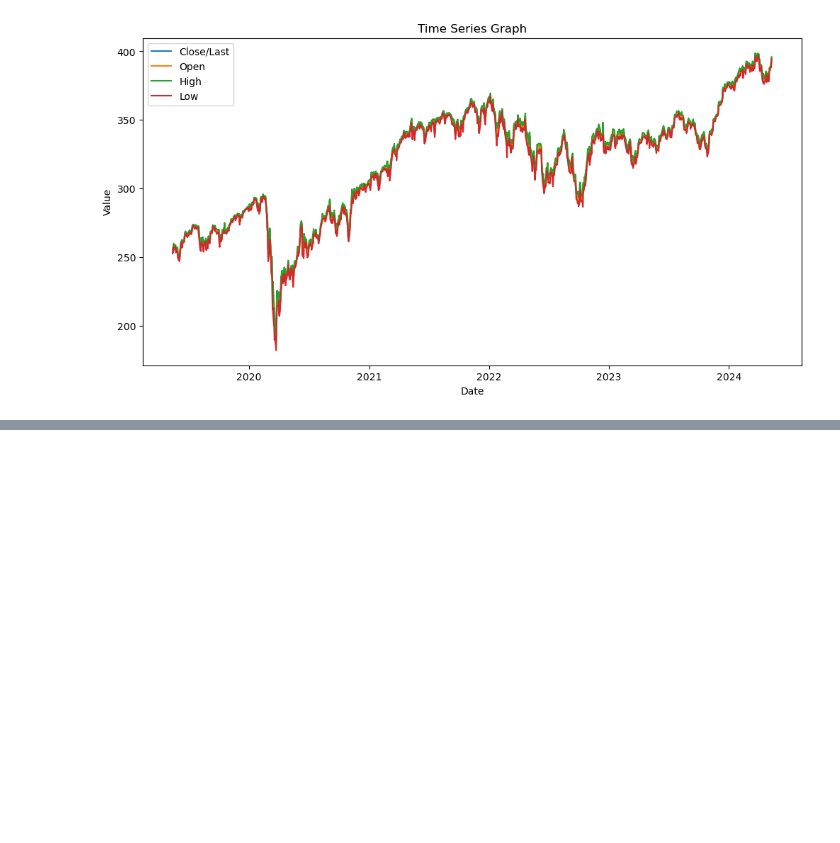
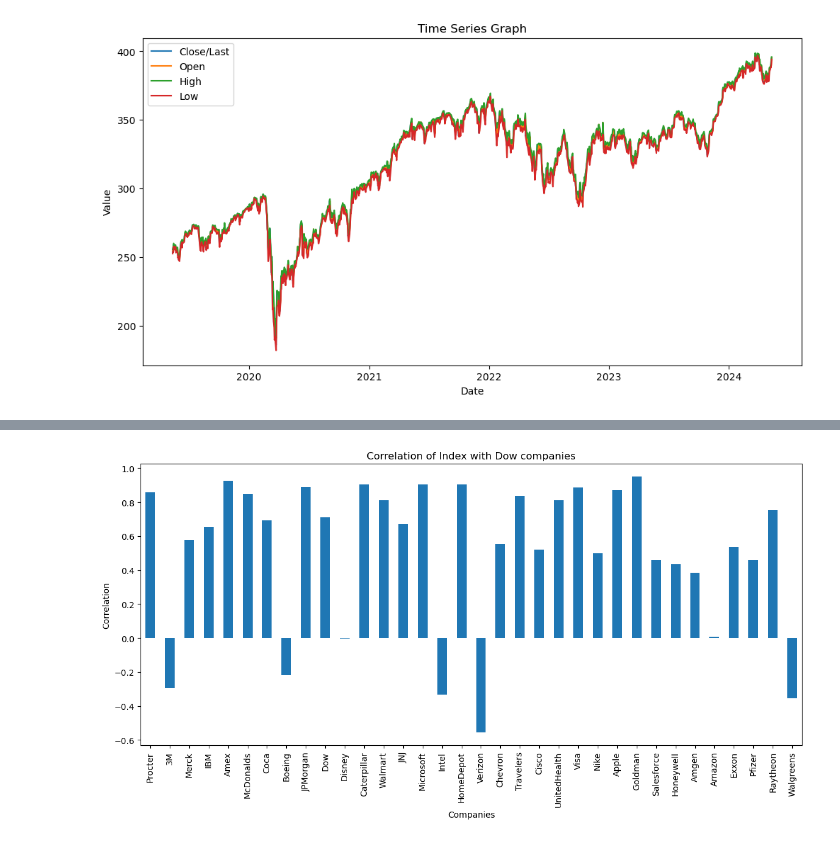
Before and after one commit to juansv2k2/financial-time-series-analysis, a Jupyter notebook: TP.ipynb, the cells around one changed output, grey strips where cells are left out. Cells and saved outputs as stored; diff of their text form; code cells hidden in the pictures; blank space fills up the shorter version.

```diff
--- a/TP.ipynb
+++ b/TP.ipynb
@@ -152,0 +212,6 @@ df_merge.head()
+# %%
+# Correlaciones:
+
+# Matriz de correlacion
+correlation_matrix = df_close_last.corr()
+print(correlation_matrix)
@@ -152,0 +236,19 @@ df_merge.head()
+# %%
+# Correlacion de las empresas con el Dow Index
+# Son demasiadas empresas, por lo tanto las correlaciones se muestran mejor como grafico de histogramas
+# Transposicion de la matriz
+correlation_matrix = correlation_matrix[['Index']].transpose()
+
+# Todas las correlaciones a partir de la segunda columna
+correlations = correlation_matrix.loc['Index', 'Procter':]
+
+# Plot
+plt.figure(figsize=(14, 6))
+correlations.plot(kind='bar')
+plt.xlabel('Companies')
+plt.ylabel('Correlation')
+plt.title('Correlation of Index with Dow companies')
+plt.xticks(rotation=90, fontsize=10)
+plt.show()
+# %% [output]
+[figure, added]
```
Also changed, not shown: parts of 13 cells of this notebook, 2 other files.
